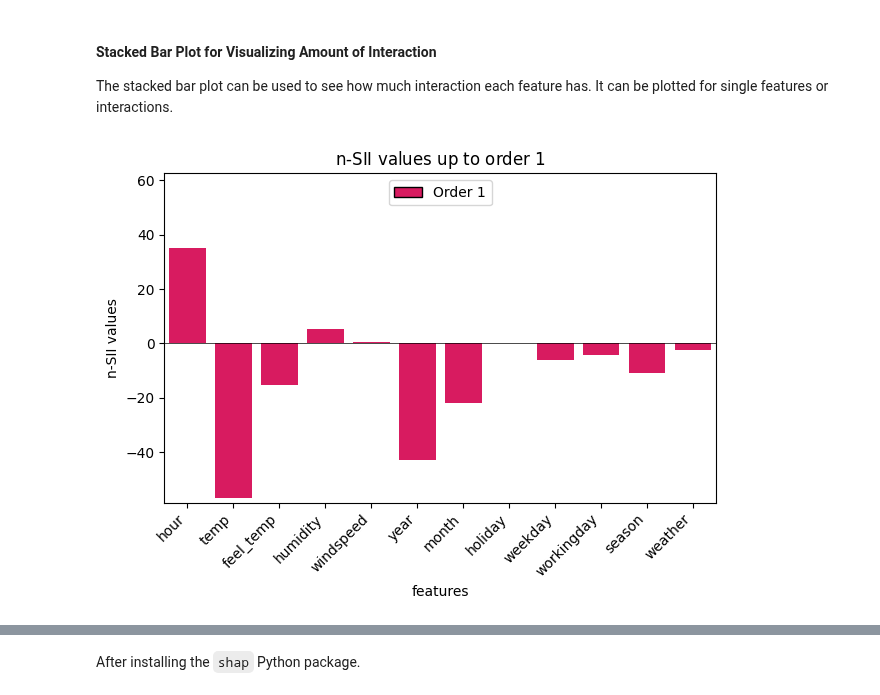
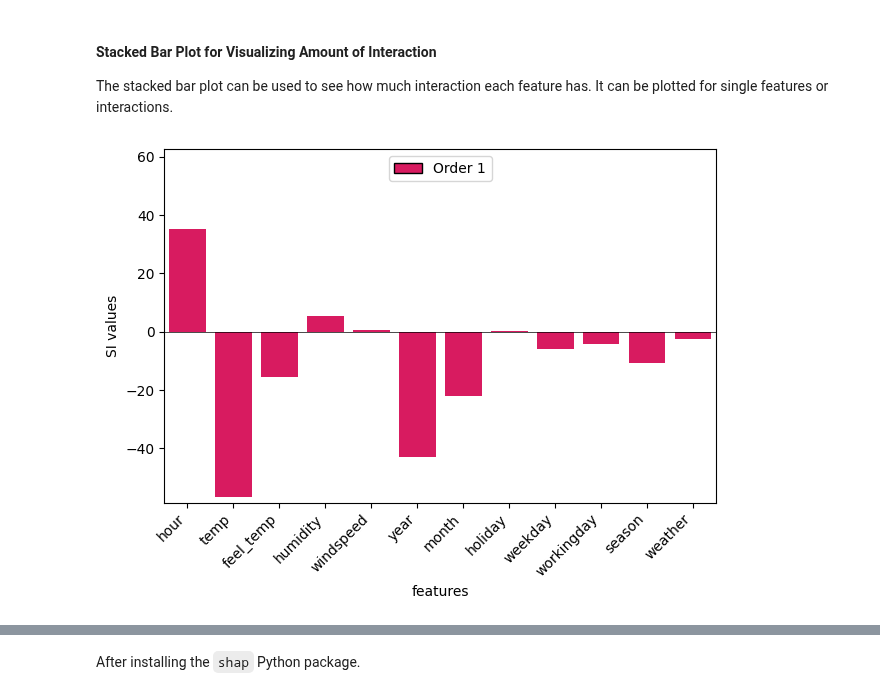
Before and after one commit to FabianK-Dev/shapiq, a Jupyter notebook: docs/source/notebooks/treeshapiq_lightgbm.ipynb, the cells around one changed output, grey strips where cells are left out. Saved outputs shown, nothing was run; the diff lists cells and outputs as text; code cells hidden in the pictures.

Commit message:
Adds Notebooks (#268)
* updates `stacked_bar_plot` parameters to match the new way of calling it

* adds custom tree notebook and closes #66

* adds notebook for custom games and closes #184

```diff
--- a/docs/source/notebooks/treeshapiq_lightgbm.ipynb
+++ b/docs/source/notebooks/treeshapiq_lightgbm.ipynb
@@ -158,13 +151,8 @@ It can be plotted for single features or interactions.
 # %%
 # single features (1-order)
 _ = shapiq.stacked_bar_plot(
-    n_shapley_values_pos={
-        1: np.array([0 if x < 0 else x for x in interaction_values.get_n_order_values(1)])
-    },
-    n_shapley_values_neg={
-        1: np.array([0 if x > 0 else x for x in interaction_values.get_n_order_values(1)])
-    },
+    interaction_values=interaction_values.get_n_order(1),
     feature_names=X.columns,
 )
 # %% [output]
-[figure, old version]
+[figure, new version]
```
Also changed, not shown: parts of 9 cells of this notebook, 4 other files.
